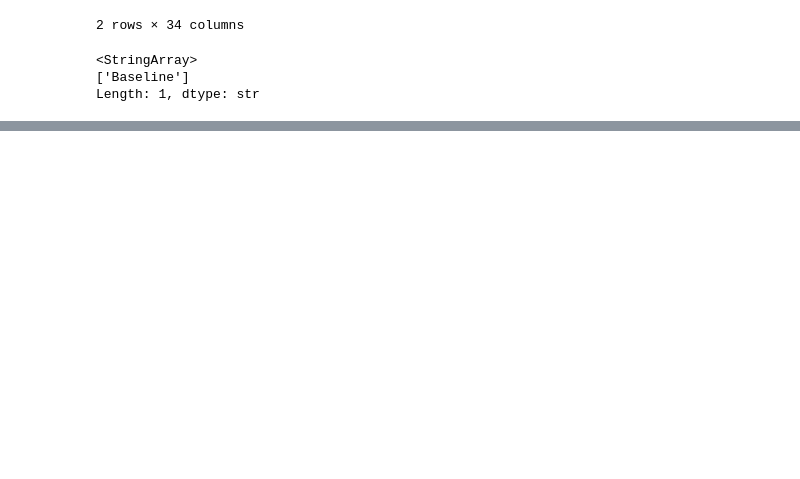
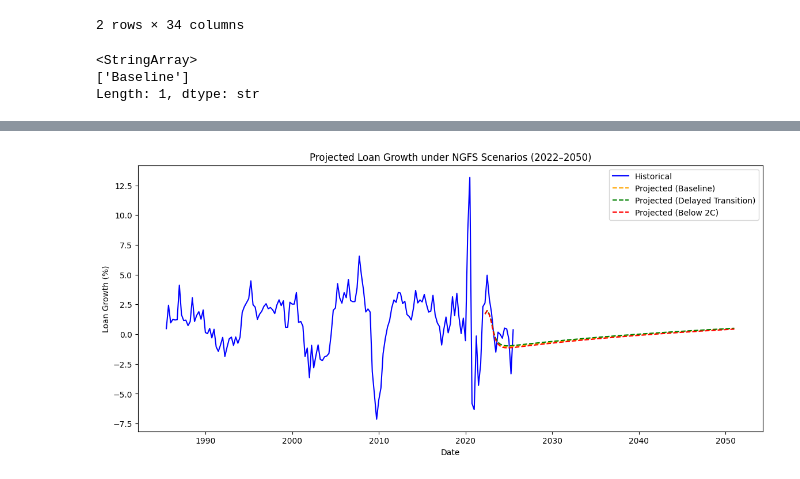
Before and after one commit to gpointd/ECON-522-Forecasting-Project, a Jupyter notebook: Climate Data/climate_analysis_riddhi.ipynb, the cells around one changed output, grey strips where cells are left out. Saved outputs shown, nothing was run; the diff lists cells and outputs as text; code cells hidden in the pictures; blank space fills up the shorter version.

```diff
--- a/Climate Data/climate_analysis_riddhi.ipynb
+++ b/Climate Data/climate_analysis_riddhi.ipynb
@@ -827,0 +1016,63 @@ Length: 1, dtype: str
+# %%
+import pandas as pd
+import matplotlib.pyplot as plt
+import numpy as np
+
+# --- Step 1: NGFS annual GDP data for each scenario (example; replace with real NGFS values) ---
+years = list(range(2022, 2051))  # 2022 through 2050
+
+# Example GDP (you should replace with actual NGFS data)
+ngfs_scenarios = {
+    "Baseline": [22359 + i*460 for i in range(len(years))],
+    "Delayed Transition": [22300 + i*450 for i in range(len(years))],
+    "Below 2C": [22400 + i*470 for i in range(len(years))]
+}
+
+# --- Step 2: Generate quarterly projections ---
+quarterly_dates = pd.date_range(start="2022-03-31", end="2050-12-31", freq='QE')
+proj_dict = {}
+
+for scen, gdp_vals in ngfs_scenarios.items():
+    df_scen = pd.DataFrame({"YEAR": years, "GDP": gdp_vals})
+    df_scen['gdp_growth'] = df_scen['GDP'].pct_change() * 100
+
+    # Interpolate annual growth to quarterly
+    annual_idx = np.linspace(0, len(quarterly_dates)-1, len(df_scen))
+    quarterly_growth = np.interp(np.arange(len(quarterly_dates)), annual_idx, df_scen['gdp_growth'].fillna(0))
+
+    # Initialize projection DataFrame
+    proj = pd.DataFrame({"DATE": quarterly_dates})
+    proj['gdp_growth'] = quarterly_growth
+    proj['loan_growth_lag1'] = macro['loan_growth'].iloc[-1]  # last historical loan growth
+    proj['unemployment_rate'] = macro['unemployment_rate'].iloc[-1]  # hold constant
+
+    # --- Step 3: Predict loan growth using OLS coefficients ---
+    coef = {"const": 2.5835, "gdp_growth": -0.9678, "unemployment_rate": -0.2627, "loan_growth_lag1": 0.5783}
+    preds = []
+    for i in range(len(proj)):
+        lg_lag = proj['loan_growth_lag1'].iloc[i]
+        gdp = proj['gdp_growth'].iloc[i]
+        ur = proj['unemployment_rate'].iloc[i]
+        pred = coef['const'] + coef['gdp_growth']*gdp + coef['unemployment_rate']*ur + coef['loan_growth_lag1']*lg_lag
+        preds.append(pred)
+        if i < len(proj)-1:
+            proj.at[i+1, 'loan_growth_lag1'] = pred
+    proj['predicted_loan_growth'] = preds
+
+    proj_dict[scen] = proj
+
+# --- Step 4: Plot historical + all NGFS scenarios ---
+plt.figure(figsize=(14,6))
+plt.plot(macro['DATE'], macro['loan_growth'], label='Historical', color='blue')
+
+colors = {'Baseline':'orange', 'Delayed Transition':'green', 'Below 2C':'red'}
+for scen, df_scen in proj_dict.items():
+    plt.plot(df_scen['DATE'], df_scen['predicted_loan_growth'], linestyle='--', label=f'Projected ({scen})', color=colors[scen])
+
+plt.ylabel('Loan Growth (%)')
+plt.xlabel('Date')
+plt.title('Projected Loan Growth under NGFS Scenarios (2022–2050)')
+plt.legend()
+plt.show()
+# %% [output]
+[figure, added]
```
Also changed, not shown: parts of 15 cells of this notebook, 1 other file.
